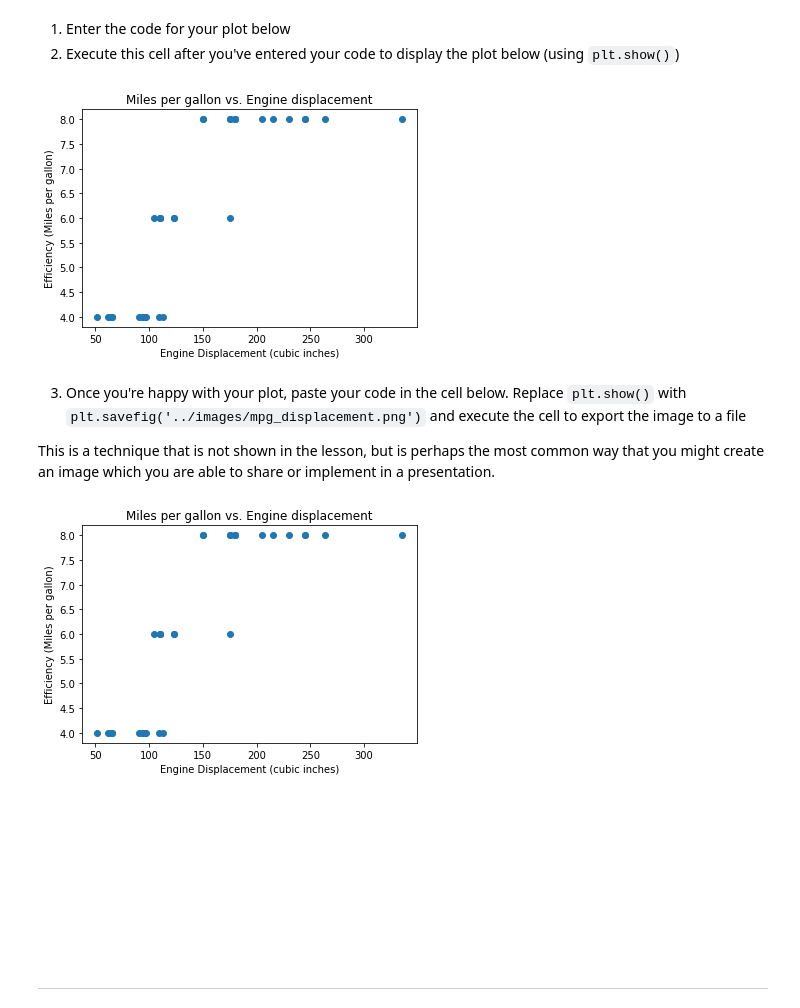
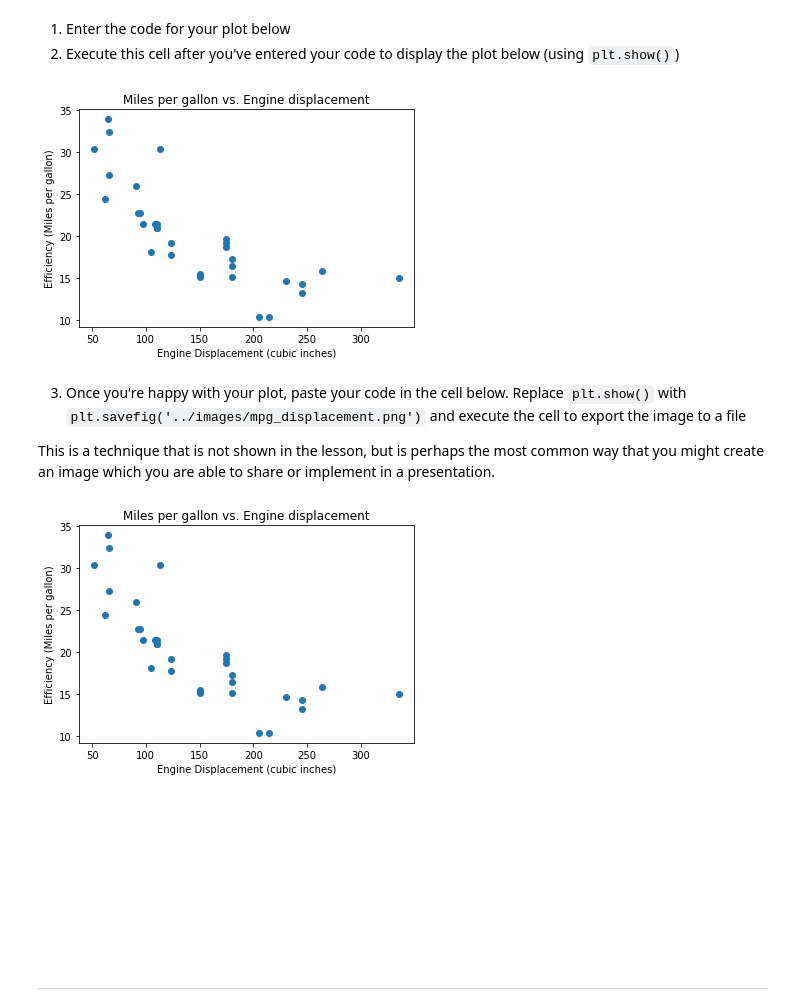
Before and after one commit to venGaza/ds-precourse-scatterplots, a Jupyter notebook: notebooks/scatterplot_challenges.ipynb, the cells around one changed output. Saved outputs shown, nothing was run; the diff lists cells and outputs as text; code cells hidden in the pictures.

```diff
--- a/notebooks/scatterplot_challenges.ipynb
+++ b/notebooks/scatterplot_challenges.ipynb
@@ -48,14 +48,14 @@ Seeing the structure of the data, in the dataframe above, create a scatter plot
 # %%
 # Enter your code here
 x = cars_data.iloc[:,4]
-y = cars_data.iloc[:,2]
+y = cars_data.iloc[:,1]
 plt.scatter(x, y, marker="o")
 plt.title('Miles per gallon vs. Engine displacement')
 plt.xlabel('Engine Displacement (cubic inches)')
 plt.ylabel('Efficiency (Miles per gallon)')
 plt.show()
 # %% [output]
-[figure, old version]
+[figure, new version]
 # %% [markdown]
 3. Once you're happy with your plot, paste your code in the cell below. Replace `plt.show()` with `plt.savefig('../images/mpg_displacement.png')` and execute the cell to export the image to a file
 
@@ -63,7 +63,7 @@ This is a technique that is not shown in the lesson, but is perhaps the most com
 # %%
 # Paste (and modify) your code here
 x = cars_data.iloc[:,4]
-y = cars_data.iloc[:,2]
+y = cars_data.iloc[:,1]
 plt.scatter(x, y, marker="o")
 plt.title('Miles per gallon vs. Engine displacement')
 plt.xlabel('Engine Displacement (cubic inches)')
@@ -71,7 +71,7 @@ plt.ylabel('Efficiency (Miles per gallon)')
 plt.rcParams['savefig.facecolor']='white'
 plt.savefig('../images/mpg_displacement.png')
 # %% [output]
-[figure, old version]
+[figure, new version]
 # %% [markdown]
 <br><br><br><br><br><br><br><br>
 
```
Also changed, not shown: 2 other files.
